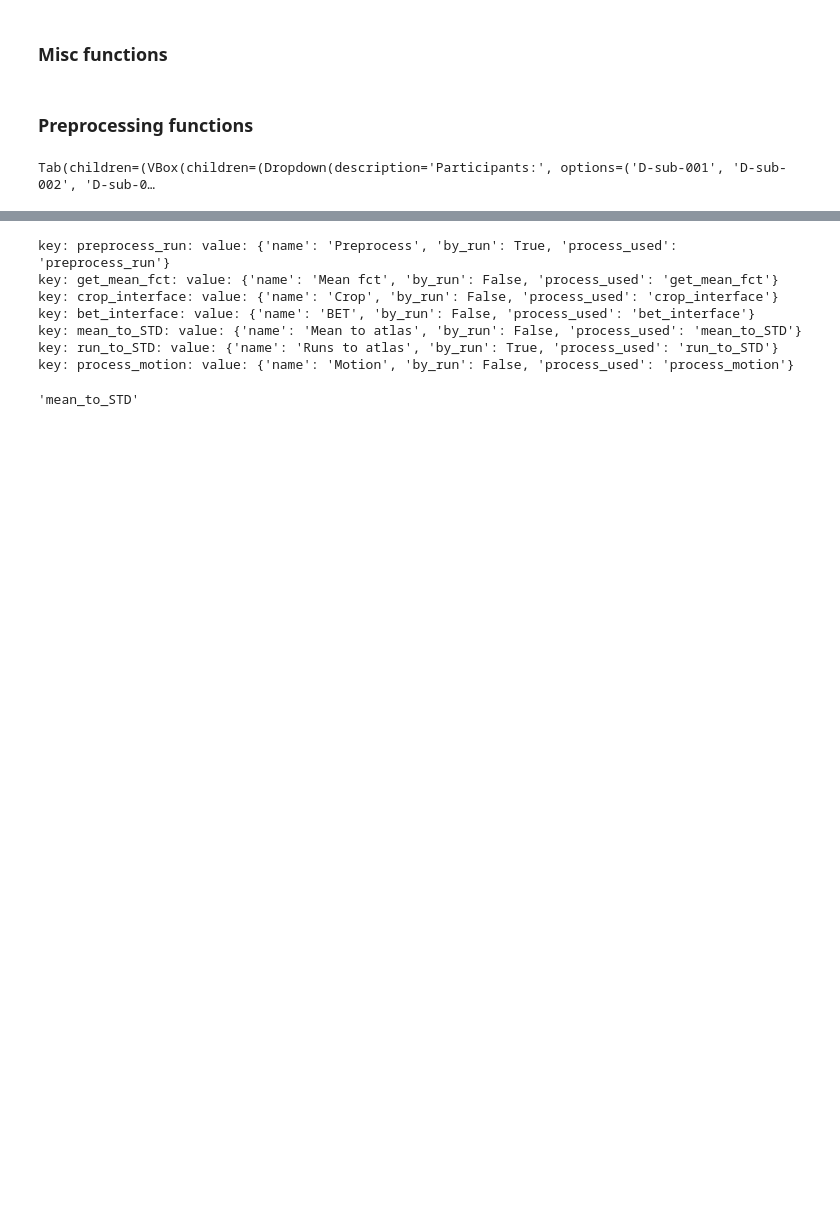
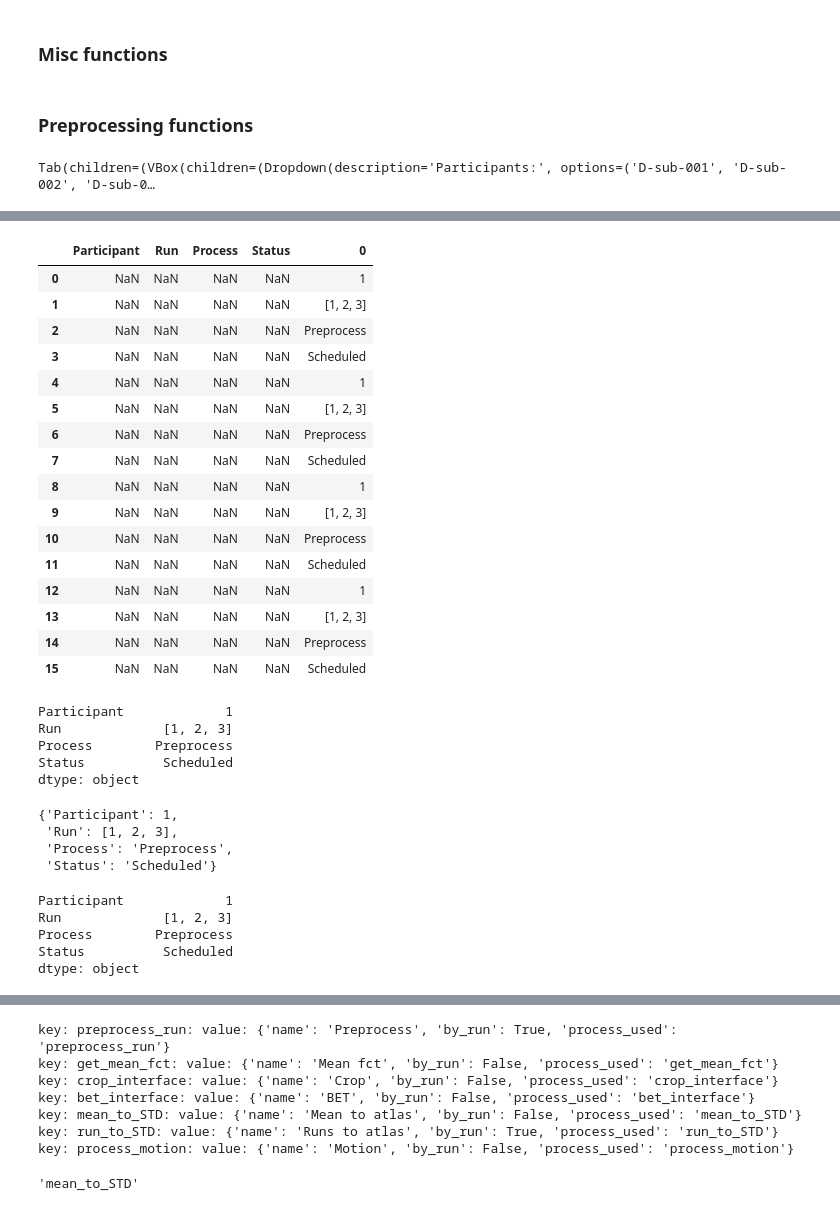
Before and after one commit to rhernandez00/dog_brain_toolkit, a Jupyter notebook: interface.ipynb, the cells around one changed output, grey strips where cells are left out. Saved outputs shown, nothing was run; the diff lists cells and outputs as text; code cells hidden in the pictures; blank space fills up the shorter version.

```diff
--- a/interface.ipynb
+++ b/interface.ipynb
@@ -296,0 +435,45 @@ Tab(children=(VBox(children=(Dropdown(description='Participants:', options=('D-s
+# %%
+scheduler_table = pd.concat([scheduler_table,pd.Series(new_row)], ignore_index=True)
+scheduler_table
+# %% [output]
+|  | Participant | Run | Process | Status | 0 |
+| 0 | NaN | NaN | NaN | NaN | 1 |
+| 1 | NaN | NaN | NaN | NaN | [1, 2, 3] |
+| 2 | NaN | NaN | NaN | NaN | Preprocess |
+| 3 | NaN | NaN | NaN | NaN | Scheduled |
+| 4 | NaN | NaN | NaN | NaN | 1 |
+| 5 | NaN | NaN | NaN | NaN | [1, 2, 3] |
+| 6 | NaN | NaN | NaN | NaN | Preprocess |
+| 7 | NaN | NaN | NaN | NaN | Scheduled |
+| 8 | NaN | NaN | NaN | NaN | 1 |
+| 9 | NaN | NaN | NaN | NaN | [1, 2, 3] |
+| 10 | NaN | NaN | NaN | NaN | Preprocess |
+| 11 | NaN | NaN | NaN | NaN | Scheduled |
+| 12 | NaN | NaN | NaN | NaN | 1 |
+| 13 | NaN | NaN | NaN | NaN | [1, 2, 3] |
+| 14 | NaN | NaN | NaN | NaN | Preprocess |
+| 15 | NaN | NaN | NaN | NaN | Scheduled |
+# %%
+new_row_series = pd.Series(new_row)
+new_row_series
+# %% [output]
+Participant             1
+Run             [1, 2, 3]
+Process        Preprocess
+Status          Scheduled
+dtype: object
+# %%
+new_row
+# %% [output]
+{'Participant': 1,
+ 'Run': [1, 2, 3],
+ 'Process': 'Preprocess',
+ 'Status': 'Scheduled'}
+# %%
+pd.Series(new_row)
+# %% [output]
+Participant             1
+Run             [1, 2, 3]
+Process        Preprocess
+Status          Scheduled
+dtype: object
```
Also changed, not shown: parts of 13 cells of this notebook, 1 other file.
